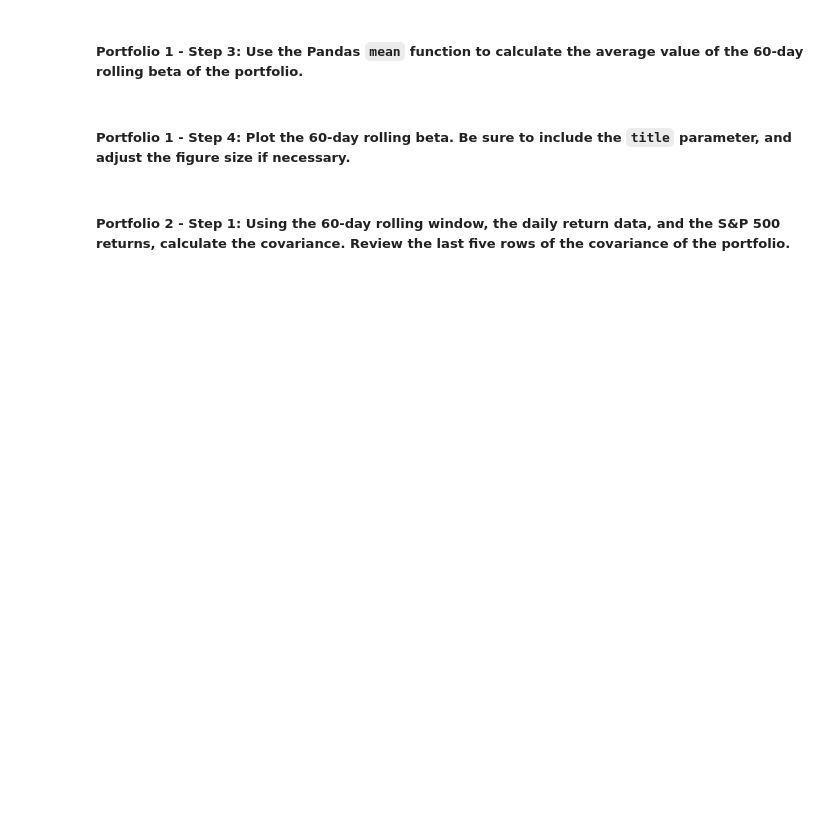
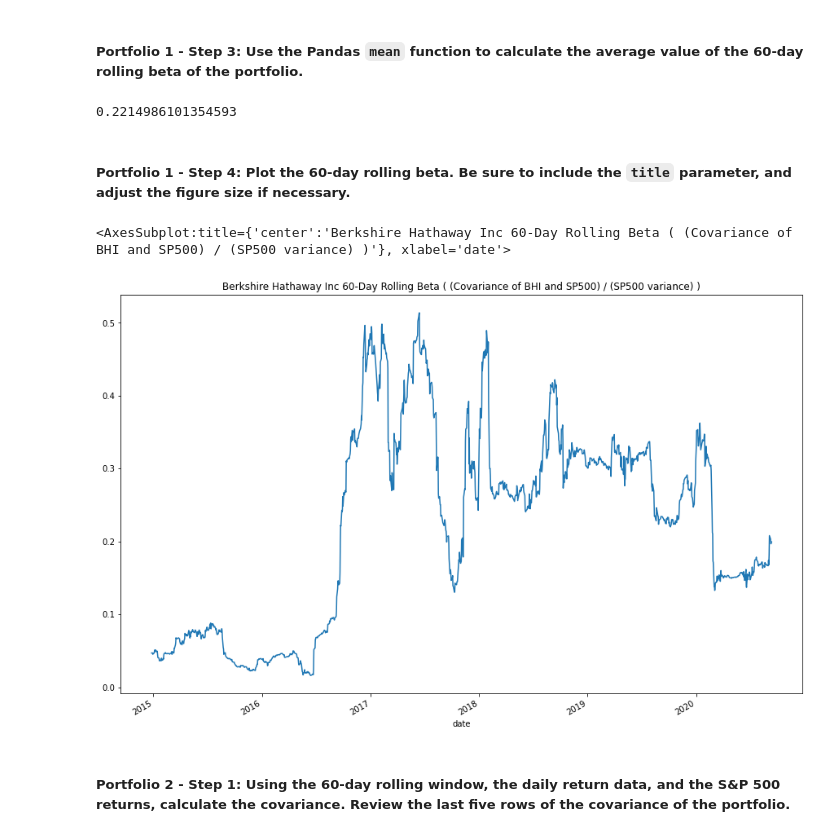
Before and after one commit to ccharafeddine/Module_4_Challenge, a Jupyter notebook: risk_return_analysis.ipynb, the cells around one changed output. Drawn from its saved outputs; the diff is of its cells as text; code cells hidden in the pictures; blank space fills up the shorter version.

```diff
--- a/risk_return_analysis.ipynb
+++ b/risk_return_analysis.ipynb
@@ -411,4 +417,7 @@ Your analysis is nearing completion. Now, you need to evaluate how the portfolio
 # %%
 # Calculate the covariance using a 60-day rolling window
 # Review the last five rows of the covariance data
-# YOUR CODE HERE
+
+berk_hath_cov = daily_returns_df['BERKSHIRE HATHAWAY INC'].rolling(60).cov(daily_returns_df['S&P 500'])
+
+berk_hath_cov.tail()
@@ -417,4 +434,6 @@ Your analysis is nearing completion. Now, you need to evaluate how the portfolio
 # %%
 # Calculate the beta based on the 60-day rolling covariance compared to the market (S&P 500)
 # Review the last five rows of the beta information
-# YOUR CODE HERE
+bhi_beta = berk_hath_cov / SP500_var
+
+bhi_beta.tail()
@@ -422,13 +449,18 @@ Your analysis is nearing completion. Now, you need to evaluate how the portfolio
 ##### Portfolio 1 - Step 3: Use the Pandas `mean` function to calculate the average value of the 60-day rolling beta of the portfolio.
 # %%
 # Calculate the average of the 60-day rolling beta
-# YOUR CODE HERE
+bhi_beta.mean()
+# %% [output]
+0.2214986101354593
 # %% [markdown]
 ##### Portfolio 1 - Step 4: Plot the 60-day rolling beta. Be sure to include the `title` parameter, and adjust the figure size if necessary.
 # %%
 # Plot the rolling beta
 # Include a title parameter and adjust the figure size
-# YOUR CODE HERE
+bhi_beta.plot(title="Berkshire Hathaway Inc 60-Day Rolling Beta ( (Covariance of BHI and SP500) / (SP500 variance) )", figsize=(15,10))
+# %% [output]
+<AxesSubplot:title={'center':'Berkshire Hathaway Inc 60-Day Rolling Beta ( (Covariance of BHI and SP500) / (SP500 variance) )'}, xlabel='date'>
+[figure, added]
 # %% [markdown]
 ##### Portfolio 2 - Step 1: Using the 60-day rolling window, the daily return data, and the S&P 500 returns, calculate the covariance. Review the last five rows of the covariance of the portfolio.
 # %%
```
Also changed, not shown: parts of 9 cells of this notebook.
